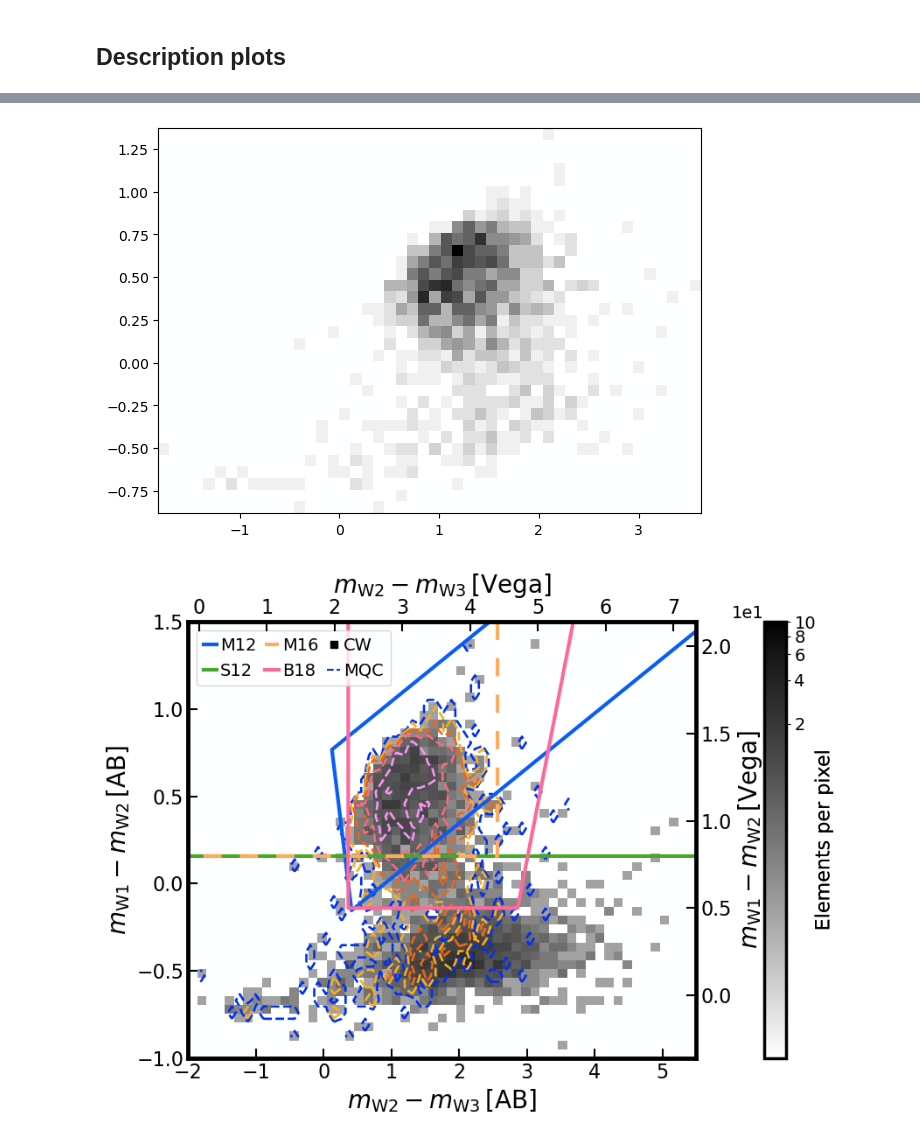
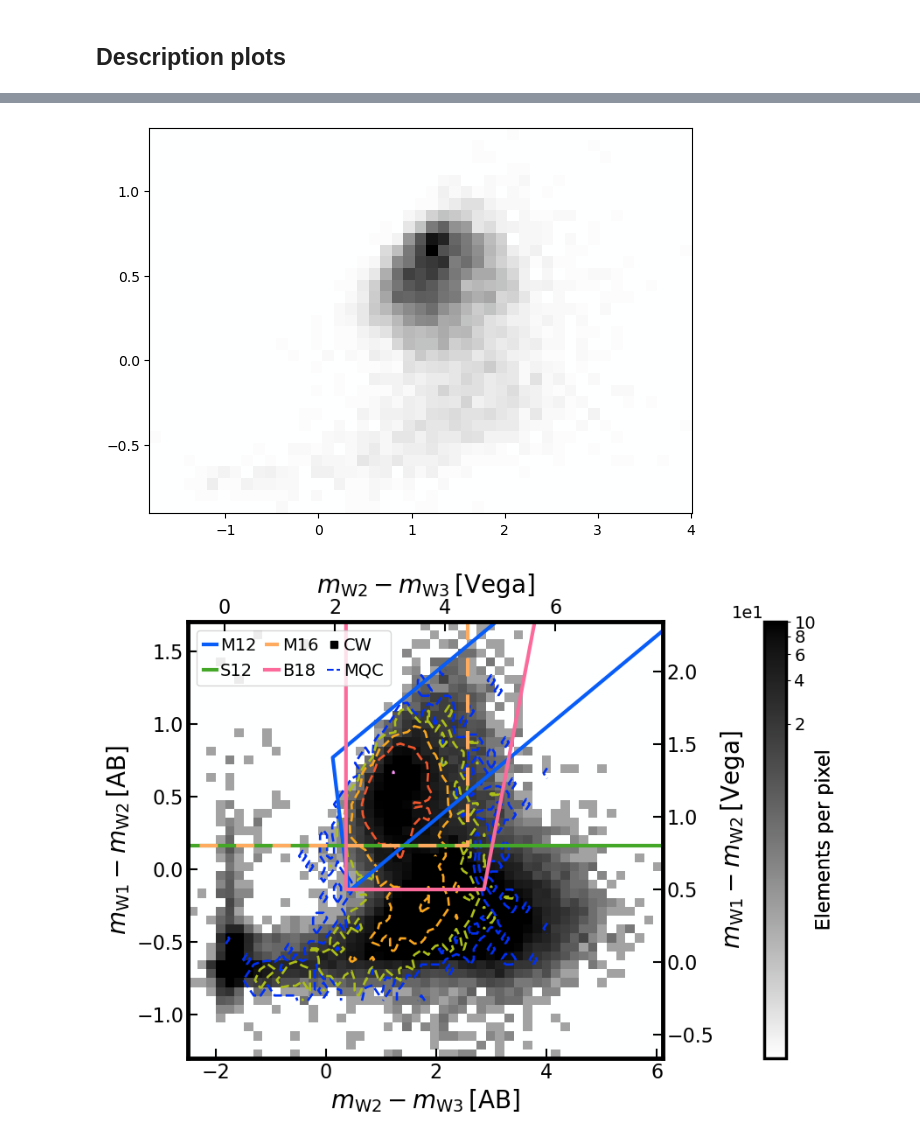
Before and after one commit to racarvajal/Pipeline_RG_z_ML, a Jupyter notebook: describe_data.ipynb, the cells around one changed output, grey strips where cells are left out. Drawn from its saved outputs; the diff is of its cells as text; code cells hidden in the pictures.

Commit message:
using full HETDEX

```diff
--- a/describe_data.ipynb
+++ b/describe_data.ipynb
@@ -105,12 +105,14 @@ Data columns (total 48 columns):
 dtypes: bool(1), float32(41), int64(4), object(2)
 memory usage: 1.4+ GB
 # %%
-if used_area == 'HETDEX' and used_subset != 'unknown':
+if used_area == 'HETDEX' and used_subset != 'unknown' and used_subset != 'all':
     full_catalog_df = full_catalog_df.loc[(full_catalog_df.loc[:, 'is_gal'] == 1) | (full_catalog_df.loc[:, 'is_AGN'] == 1)]
 if used_area == 'HETDEX' and used_subset == 'unknown':
     full_catalog_df = full_catalog_df.loc[(full_catalog_df.loc[:, 'is_gal'] != 0) & (full_catalog_df.loc[:, 'is_AGN'] != 1)]
 # %%
-if used_area == 'HETDEX' and used_subset != 'unknown':
+if used_area == 'HETDEX' and used_subset == 'all':
+    full_catalog_df = full_catalog_df
+elif used_area == 'HETDEX' and used_subset != 'unknown':
     train_test_df, validation_df     = train_test_split(full_catalog_df, test_size=0.2,\
                                        random_state=seed, stratify=full_catalog_df.loc[:, 'is_AGN'])
     train_df, test_df                = train_test_split(train_test_df, test_size=0.3,\
@@ -137,7 +129,7 @@ Unseen Data For Validation:         (17110, 48)
 # %%
 if used_area == 'HETDEX':
     print(f'Using {used_subset} data from HETDEX')
-    if used_subset != 'unknown':
+    if used_subset != 'unknown' and used_subset != 'all':
         selected_dataset = {'training': train_df, 'test': test_df, 'train_test': train_test_df, 'validation': validation_df}
         full_catalog_df = selected_dataset[used_subset]
 # %% [output]
@@ -380,13 +372,14 @@ filt_plot_a = np.array(full_catalog_df.loc[:, 'W1mproPM'] != mag_cols_lim['W1mpr
               np.array(full_catalog_df.loc[:, 'W3mag']    != mag_cols_lim['W3mag'])
 filt_agn_a  = np.array(full_catalog_df.loc[:, 'is_AGN'] == 1)
 
-dens_agn_a  = ax1_temp.scatter_density((full_catalog_df.loc[filt_agn_a & filt_plot_a, 'W2mproPM'] -\
+if np.sum(filt_agn_a & filt_plot_a) > 0:
+    dens_agn_a  = ax1_temp.scatter_density((full_catalog_df.loc[filt_agn_a & filt_plot_a, 'W2mproPM'] -\
                                         full_catalog_df.loc[filt_agn_a & filt_plot_a, 'W3mag']),\
                                        (full_catalog_df.loc[filt_agn_a & filt_plot_a, 'W1mproPM'] -\
                                         full_catalog_df.loc[filt_agn_a & filt_plot_a, 'W2mproPM']),\
                                        cmap=plt.get_cmap('cet_gray_r'), zorder=0, dpi=10, alpha=1.0)
 # %% [output]
-[figure, old version]
+[figure, new version]
 # %%
 type_of_levels     = 'log'
 num_contour_levels = 5
@@ -394,19 +387,21 @@ num_contour_levels = 5
 fig                = plt.figure(figsize=(9,6.5))
 ax1                = fig.add_subplot(111, xscale='linear', yscale='linear', projection='scatter_density')
 
-if type_of_levels  == 'linear':
-    contour_levels = np.linspace(0.5,\
-                                 10**(np.floor(np.log10(np.nanmax(dens_agn_a.get_array())))),\
-                                 num_contour_levels)
-if type_of_levels  == 'log':
-    contour_levels = np.logspace(np.log10(0.5),\
+if np.sum(filt_agn_a & filt_plot_a) > 0:
+    if type_of_levels  == 'linear':
+        contour_levels = np.linspace(0.5,\
+                                     10**(np.floor(np.log10(np.nanmax(dens_agn_a.get_array())))),\
+                                     num_contour_levels)
+    if type_of_levels  == 'log':
+        contour_levels = np.logspace(np.log10(0.5),\
                                  np.floor(np.log10(np.nanmax(dens_agn_a.get_array()))),\
                                  num_contour_levels)
-AB_lims_x          = (-2.0, 5.5)
-AB_lims_y          = (-1.0, 1.5)
+AB_lims_x          = (-2.5, 6.1)
+AB_lims_y          = (-1.3, 1.7)
 
 norm_dens          = ImageNormalize(vmin=0.1, vmax=100, stretch=LogStretch())
-norm_cont          = ImageNormalize(vmin=contour_levels[0], vmax=contour_levels[-1], stretch=LogStretch())
+if np.sum(filt_agn_a & filt_plot_a) > 0:
+    norm_cont          = ImageNormalize(vmin=contour_levels[0], vmax=contour_levels[-1], stretch=LogStretch())
 
 filt_bands         = np.array(full_catalog_df.loc[:, 'W1mproPM']  != mag_cols_lim['W1mproPM']) &\
                      np.array(full_catalog_df.loc[:, 'W2mproPM']  != mag_cols_lim['W2mproPM']) &\
@@ -424,11 +419,12 @@ dens_1 = ax1.scatter_density(dens_plot_data_x, dens_plot_data_y,
                              cmap=plt.get_cmap('cet_gray_r'),
                              zorder=0, dpi=10, norm=norm_dens, alpha=1.0)
 
-xx_agn = np.linspace(dens_agn_a.get_extent()[0], dens_agn_a.get_extent()[1], np.shape(dens_agn_a.get_array())[1])
-yy_agn = np.linspace(dens_agn_a.get_extent()[2], dens_agn_a.get_extent()[3], np.shape(dens_agn_a.get_array())[0])
+if np.sum(filt_agn_a & filt_plot_a) > 0:
+    xx_agn = np.linspace(dens_agn_a.get_extent()[0], dens_agn_a.get_extent()[1], np.shape(dens_agn_a.get_array())[1])
+    yy_agn = np.linspace(dens_agn_a.get_extent()[2], dens_agn_a.get_extent()[3], np.shape(dens_agn_a.get_array())[0])
 
-ax1.contour(xx_agn, yy_agn, np.flipud(dens_agn_a.get_array()), levels=contour_levels,\
-            linewidths=1.9, cmap=plt.get_cmap('cet_CET_R1'), linestyles='--', zorder=1, norm=norm_cont)
+    ax1.contour(xx_agn, yy_agn, np.flipud(dens_agn_a.get_array()), levels=contour_levels,\
+                linewidths=1.9, cmap=plt.get_cmap('cet_CET_R1'), linestyles='--', zorder=1, norm=norm_cont)
 
 x_Vega   = np.array(AB_lims_x) - 3.339 + 5.174  # Vega
 y_Vega   = np.array(AB_lims_y) - 2.699 + 3.339  # Vega
@@ -458,9 +454,10 @@ ax1.plot(points_B18[0] + 3.339 - 5.174, points_B18[1] + 2.699 - 3.339, label='B1
                 c=plt.get_cmap('cet_CET_R3')(0.75), zorder=2, lw=3)
 
 ax1.plot([-3], [-3], marker='s', ls='None', c=plt.get_cmap('cet_gray_r')(1.1), label='CW', zorder=0)
-ax1.plot([-3], [-3], marker=None, ls='--', c=plt.get_cmap('cet_CET_R1')(0.0), label='MQC', zorder=0)
+if np.sum(filt_agn_a & filt_plot_a) > 0:
+    ax1.plot([-3], [-3], marker=None, ls='--', c=plt.get_cmap('cet_CET_R1')(0.0), label='MQC', zorder=0)
 
-clb = plt.colorbar(dens_1, extend='neither', pad=0.1)
+clb = plt.colorbar(dens_1, extend='neither', pad=0.15)
 clb.formatter.set_powerlimits((0, 0))
 clb.ax.tick_params(labelsize=14)
 clb.ax.yaxis.get_offset_text().set_fontsize(14)
@@ -481,31 +478,31 @@ ax2 = ax1.twinx()
 ax2.set_ylim(tuple(np.array(ax1.get_ylim()) - 2.699 + 3.339))
 ax2.tick_params(which='both', top=False, right=True, direction='in')
 ax2.tick_params(which='both', bottom=False, left=False, direction='in')
 ax2.tick_params(axis='both', which='major', labelsize=16)
 ax2.tick_params(which='major', length=8, width=1.5)
 ax2.tick_params(which='minor', length=4, width=1.5)
 ax2.set_ylabel('$m_{\mathrm{W1}} - m_{\mathrm{W2}}\, \mathrm{[Vega]}$', size=20)
 
 ax3 = ax1.twiny()
 ax3.set_xlim(tuple(np.array(ax1.get_xlim()) - 3.339 + 5.174))
 ax3.tick_params(which='both', top=True, right=False, direction='in')
 ax3.tick_params(which='both', bottom=False, left=False, direction='in')
 ax3.tick_params(axis='both', which='major', labelsize=16)
 ax3.tick_params(which='major', length=8, width=1.5)
 ax3.tick_params(which='minor', length=4, width=1.5)
 ax3.set_xlabel('$m_{\mathrm{W2}} - m_{\mathrm{W3}}\, \mathrm{[Vega]}$', size=20)
 
 ax1.tick_params(which='both', top=False, right=False, direction='in')
 ax1.tick_params(axis='both', which='major', labelsize=16)
 ax1.tick_params(which='major', length=8, width=1.5)
 ax1.tick_params(which='minor', length=4, width=1.5)
 ax1.set_xlabel('$m_{\mathrm{W2}} - m_{\mathrm{W3}}\, \mathrm{[AB]}$', size=20)
 ax1.set_ylabel('$m_{\mathrm{W1}} - m_{\mathrm{W2}}\, \mathrm{[AB]}$', size=20)
 plt.setp(ax1.spines.values(), linewidth=3.5)
 plt.setp(ax1.spines.values(), linewidth=3.5)
 plt.tight_layout()
 if save_plot_flag:
     plt.savefig(f'plots/W1_W2_W3_AGN_{used_area}.pdf', bbox_inches='tight')
 plt.show()
 # %% [output]
-[figure, old version]
+[figure, new version]
```
Also changed, not shown: parts of 8 cells of this notebook.
